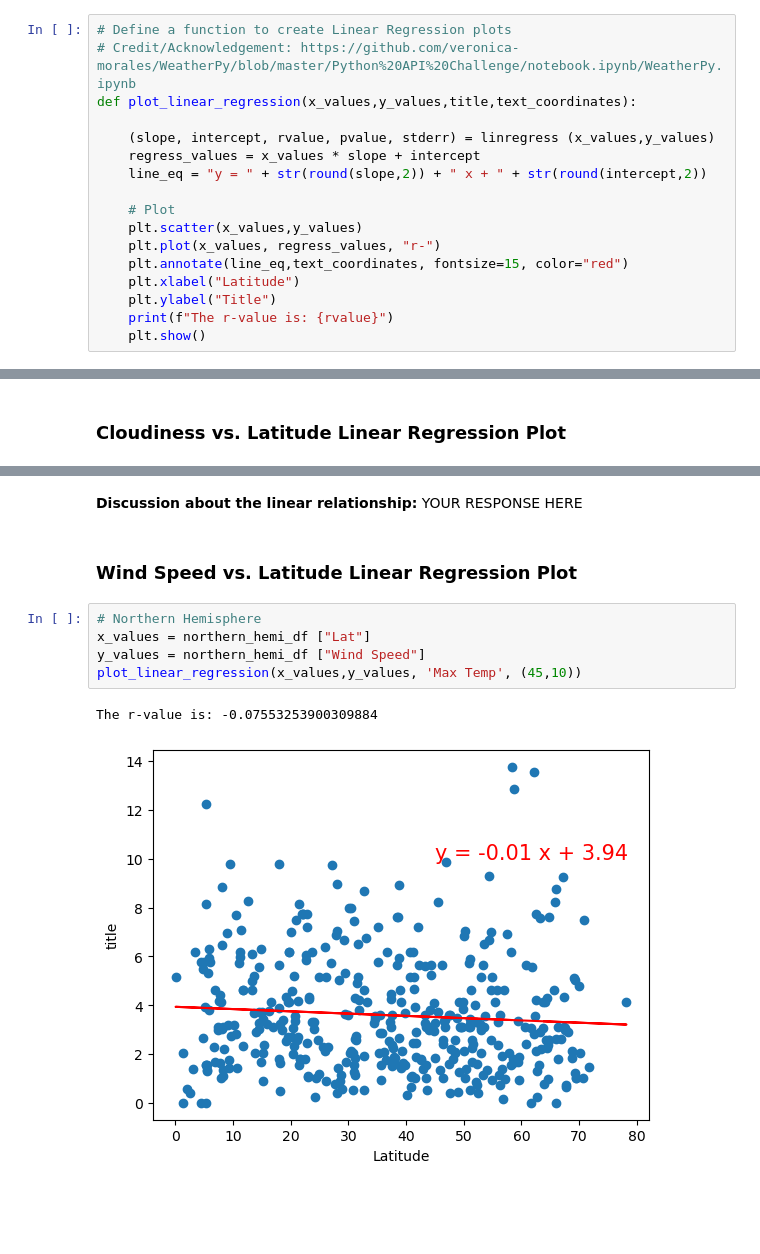
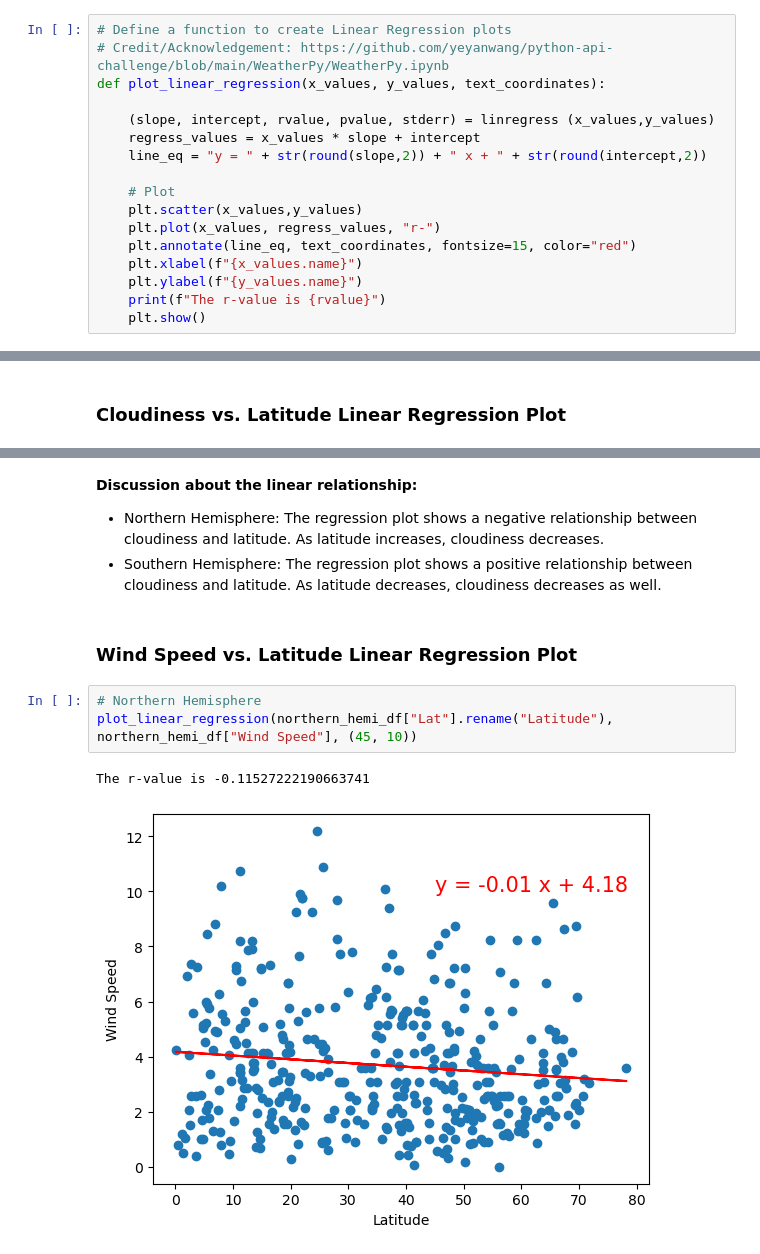
Before and after one commit to keenet1/python-api-challenge, a Jupyter notebook: WeatherPy/WeatherPy.ipynb, the cells around one changed output, grey strips where cells are left out. Saved outputs shown, nothing was run; the diff lists cells and outputs as text; blank space fills up the shorter version.

```diff
--- a/WeatherPy/WeatherPy.ipynb
+++ b/WeatherPy/WeatherPy.ipynb
@@ -273,8 +273,8 @@ plt.show()
 ## Requirement 2: Compute Linear Regression for Each Relationship
 # %%
 # Define a function to create Linear Regression plots
-# Credit/Acknowledgement: https://github.com/veronica-morales/WeatherPy/blob/master/Python%20API%20Challenge/notebook.ipynb/WeatherPy.ipynb
-def plot_linear_regression(x_values,y_values,title,text_coordinates):
+# Credit/Acknowledgement: https://github.com/yeyanwang/python-api-challenge/blob/main/WeatherPy/WeatherPy.ipynb
+def plot_linear_regression(x_values, y_values, text_coordinates):
 
     (slope, intercept, rvalue, pvalue, stderr) = linregress (x_values,y_values)
     regress_values = x_values * slope + intercept
@@ -283,10 +283,10 @@ def plot_linear_regression(x_values,y_values,title,text_coordinates):
     # Plot
     plt.scatter(x_values,y_values)
     plt.plot(x_values, regress_values, "r-")
-    plt.annotate(line_eq,text_coordinates, fontsize=15, color="red")
-    plt.xlabel("Latitude")
-    plt.ylabel("Title")
-    print(f"The r-value is: {rvalue}")
+    plt.annotate(line_eq, text_coordinates, fontsize=15, color="red")
+    plt.xlabel(f"{x_values.name}")
+    plt.ylabel(f"{y_values.name}")
+    print(f"The r-value is {rvalue}")
     plt.show()
 # %%
 # Create a DataFrame with the Northern Hemisphere data (Latitude >= 0)
@@ -377,14 +369,14 @@ The r-value is: -0.10443301427978234
-# %% [markdown]
-**Discussion about the linear relationship:** YOUR RESPONSE HERE
+# %% [markdown]
+**Discussion about the linear relationship:**
+* Northern Hemisphere: The regression plot shows a negative relationship between cloudiness and latitude. As latitude increases, cloudiness decreases.
+* Southern Hemisphere: The regression plot shows a positive relationship between cloudiness and latitude. As latitude decreases, cloudiness decreases as well.
 # %% [markdown]
 ### Wind Speed vs. Latitude Linear Regression Plot
 # %%
 # Northern Hemisphere
-x_values = northern_hemi_df ["Lat"]
-y_values = northern_hemi_df ["Wind Speed"]
-plot_linear_regression(x_values,y_values, 'Max Temp', (45,10))
+plot_linear_regression(northern_hemi_df["Lat"].rename("Latitude"), northern_hemi_df["Wind Speed"], (45, 10))
 # %% [output]
-The r-value is: -0.07553253900309884
+The r-value is -0.11527222190663741
-[figure, old version]
+[figure, new version]
 # %%
 # Southern Hemisphere
```
Also changed, not shown: parts of 24 cells of this notebook, 5 other files.
